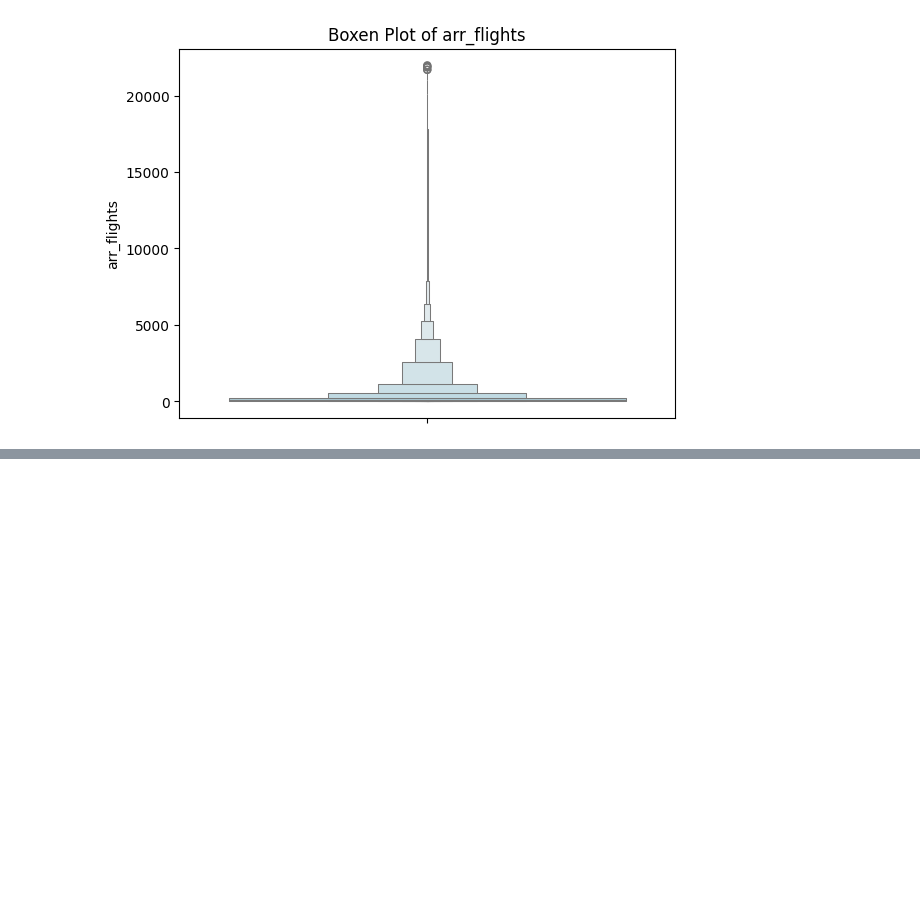
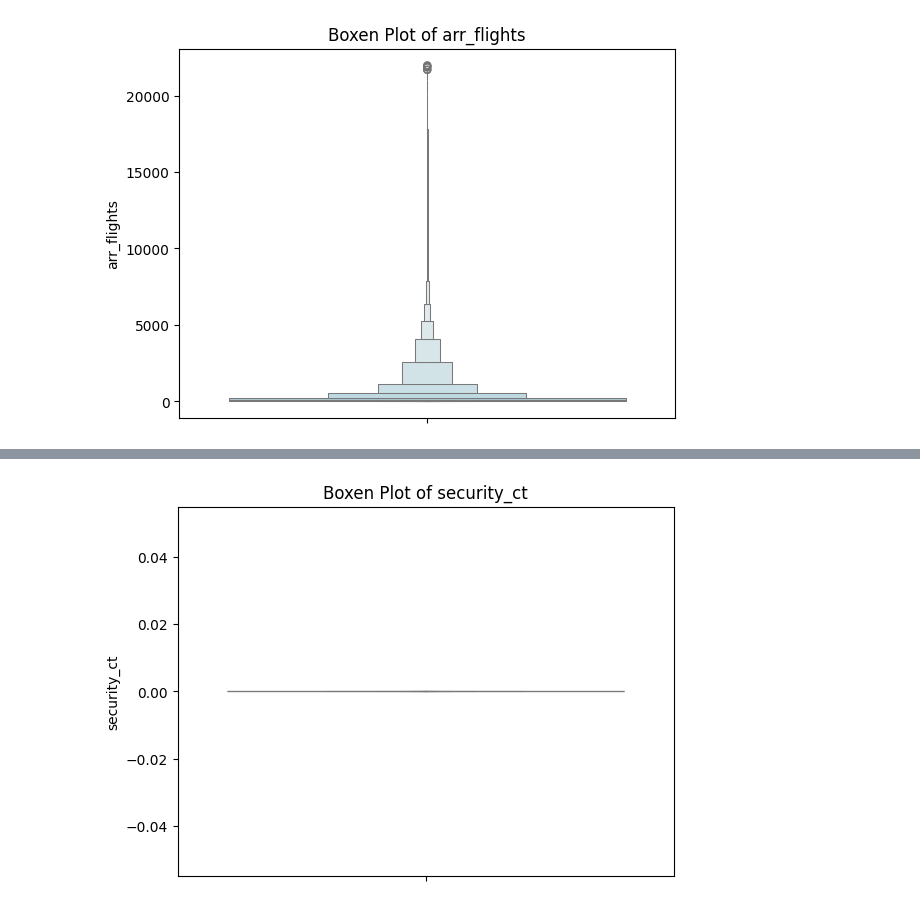
Before and after one commit to CresthaRaman/Flight-Delay, a Jupyter notebook: flight.ipynb, the cells around one changed output, grey strips where cells are left out. Saved outputs shown, nothing was run; the diff lists cells and outputs as text; code cells hidden in the pictures; blank space fills up the shorter version.

```diff
--- a/flight.ipynb
+++ b/flight.ipynb
@@ -141,0 +189,6 @@ df.describe(percentiles=[0.25, 0.5, 0.75, 0.95, 0.99])
+# %%
+sns.boxenplot(y=df['security_ct'], color='lightblue')
+plt.title("Boxen Plot of security_ct")
+plt.show()
+# %% [output]
+[figure, added]
```
Also changed, not shown: parts of 9 cells of this notebook, 1 other file.
